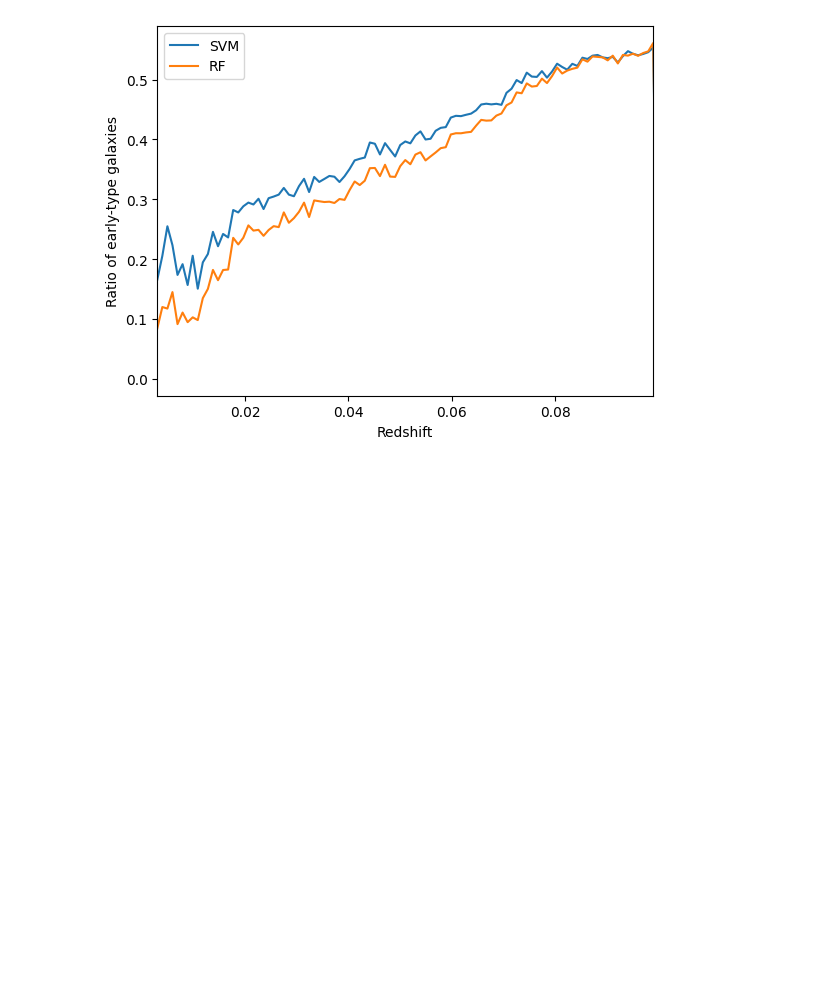
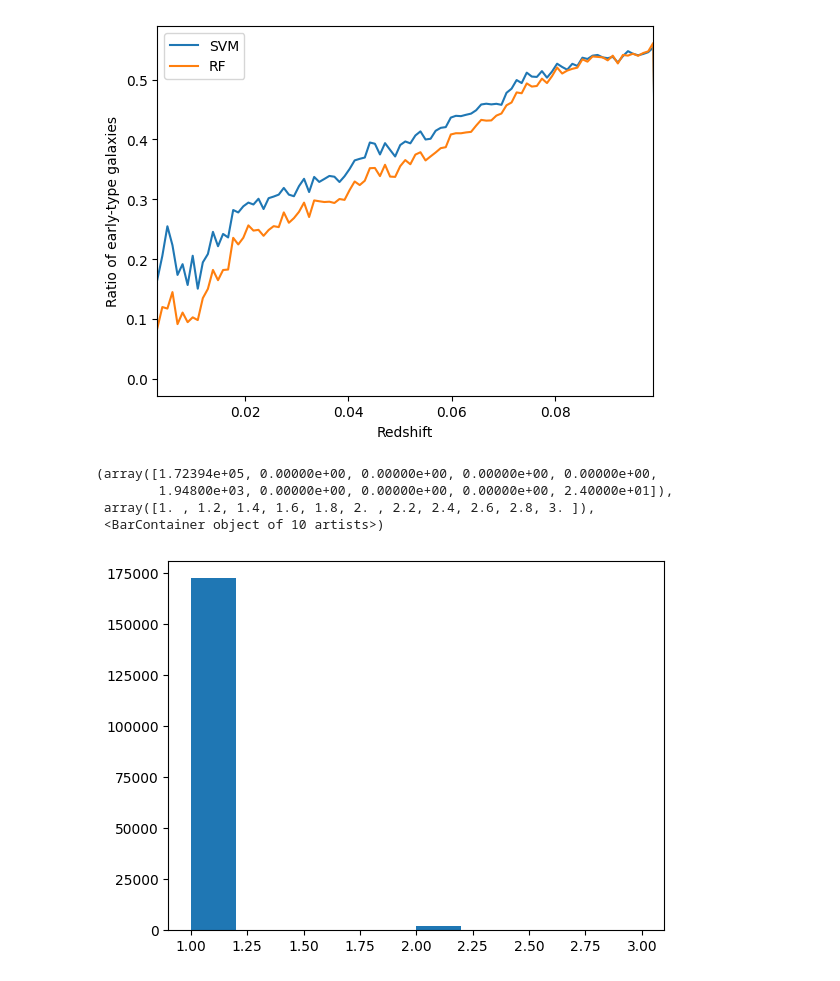
Before and after one commit to abbystokes/AST5731, a Jupyter notebook: Project1/Research_Question_Code.ipynb, the cells around one changed output. Drawn from its saved outputs; the diff is of its cells as text; code cells hidden in the pictures; blank space fills up the shorter version.

```diff
--- a/Project1/Research_Question_Code.ipynb
+++ b/Project1/Research_Question_Code.ipynb
@@ -106,3 +107,17 @@ plt.ylabel("Ratio of early-type galaxies")
 plt.show()
 # %% [output]
 [figure]
+# %%
+# Plotting num galaxies over redshift
+latetype = dat[dat["SVMPython"]==1]
+
+#median_cost = merged_df.groupby('Item Type')['Item Cost'].median()
+
+latetype_grouped = latetype.groupby('z')['objID'].count()
+plt.hist(latetype_grouped, bins=10)
+# %% [output]
+(array([1.72394e+05, 0.00000e+00, 0.00000e+00, 0.00000e+00, 0.00000e+00,
+        1.94800e+03, 0.00000e+00, 0.00000e+00, 0.00000e+00, 2.40000e+01]),
+ array([1. , 1.2, 1.4, 1.6, 1.8, 2. , 2.2, 2.4, 2.6, 2.8, 3. ]),
+ <BarContainer object of 10 artists>)
+[figure, added]
```
Also changed, not shown: parts of 4 cells of this notebook, 22 other files.
